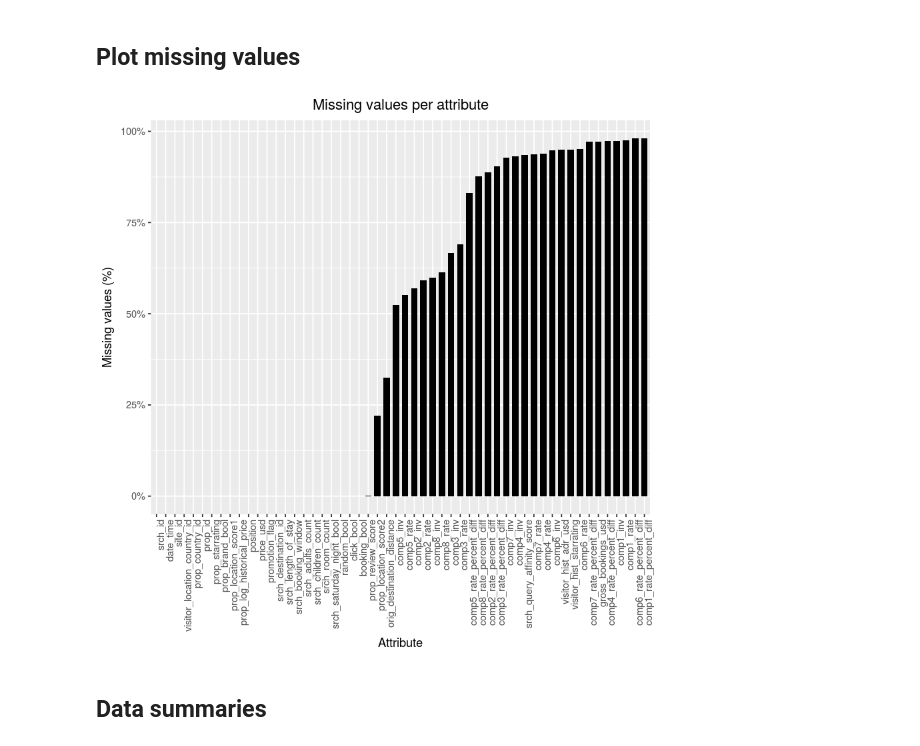
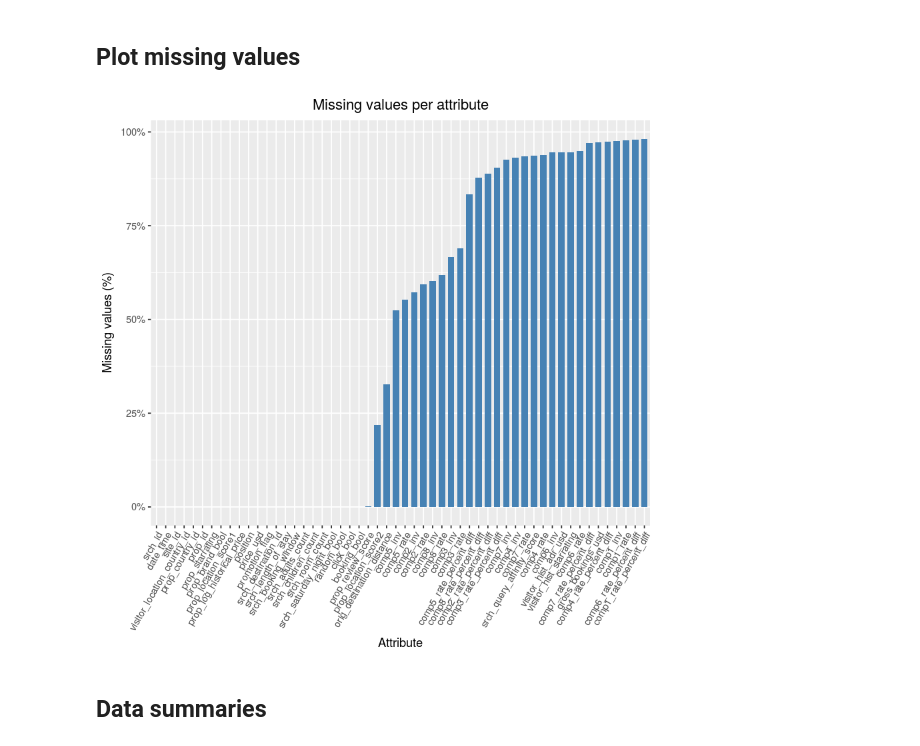
Before and after one commit to silesbu/dmt41, a Jupyter notebook: assignment2/R_analysis_assignment_2.ipynb, the cells around one changed output. Saved outputs shown, nothing was run; the diff lists cells and outputs as text; code cells hidden in the pictures.

```diff
--- a/assignment2/R_analysis_assignment_2.ipynb
+++ b/assignment2/R_analysis_assignment_2.ipynb
@@ -97,12 +86,12 @@ position <- arrange(na.df,missing_values)["attribute"][,1]
 # %%
 # Plot missing values bar plot
 ggplot(data=na.df,aes(x=factor(attribute),y=missing_values)) +
-geom_bar(stat="identity",width=0.7, fill="black") +
-theme(axis.text.x = element_text(angle = 90, hjust = 1), plot.title = element_text(hjust = 0.5)) +
+geom_bar(stat="identity",width=0.7, fill="steelblue") +
+theme(axis.text.x = element_text(angle = 60, hjust = 1), plot.title = element_text(hjust = 0.5)) +
 scale_x_discrete(limits=position) + scale_y_continuous(labels=percent) +
 labs(title="Missing values per attribute", x="Attribute", y="Missing values (%)")
 # %% [output]
-[figure, old version]
+[figure, new version]
 # %% [markdown]
 ## Data summaries
 # %%
```
Also changed, not shown: parts of 23 cells of this notebook.
